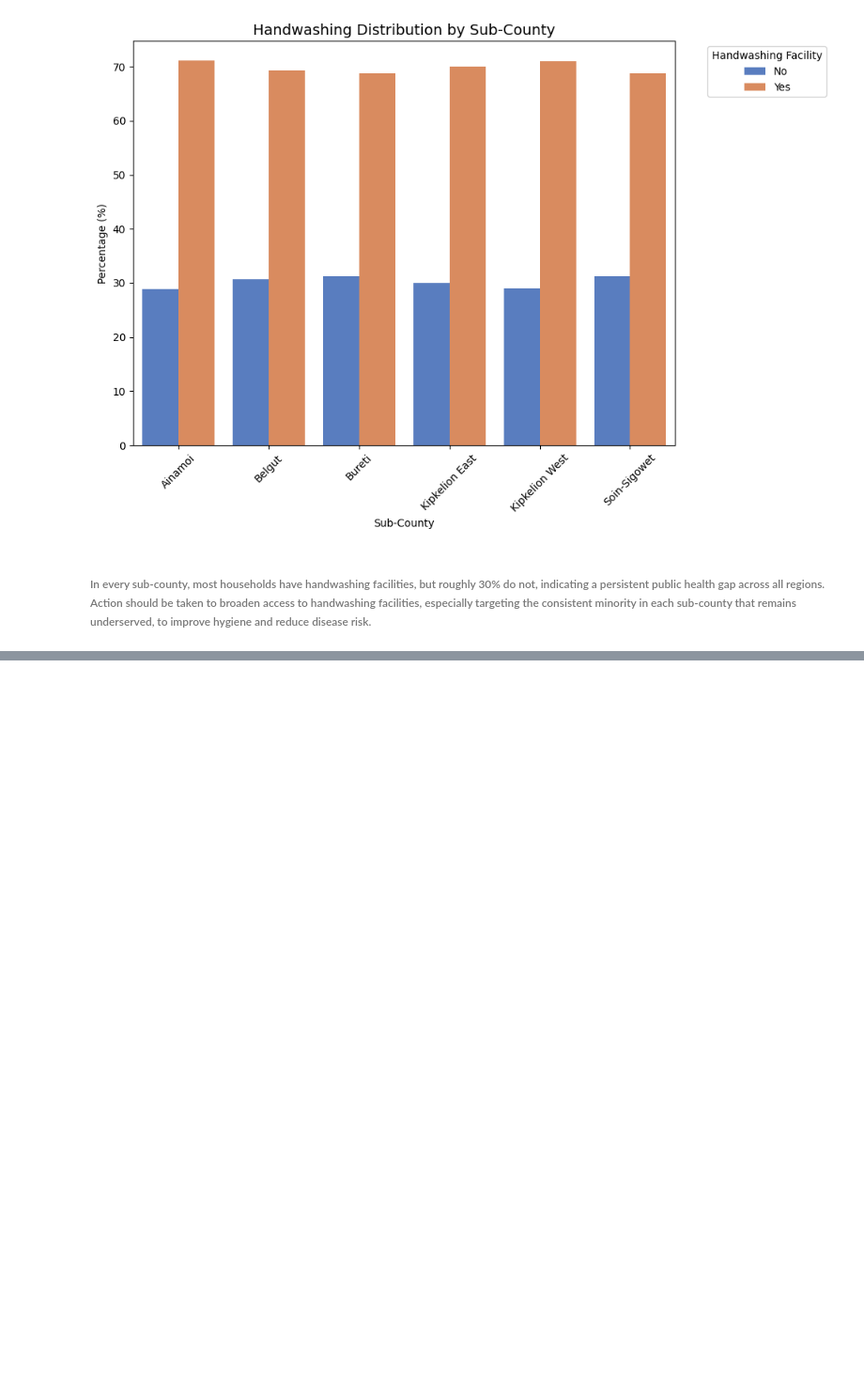
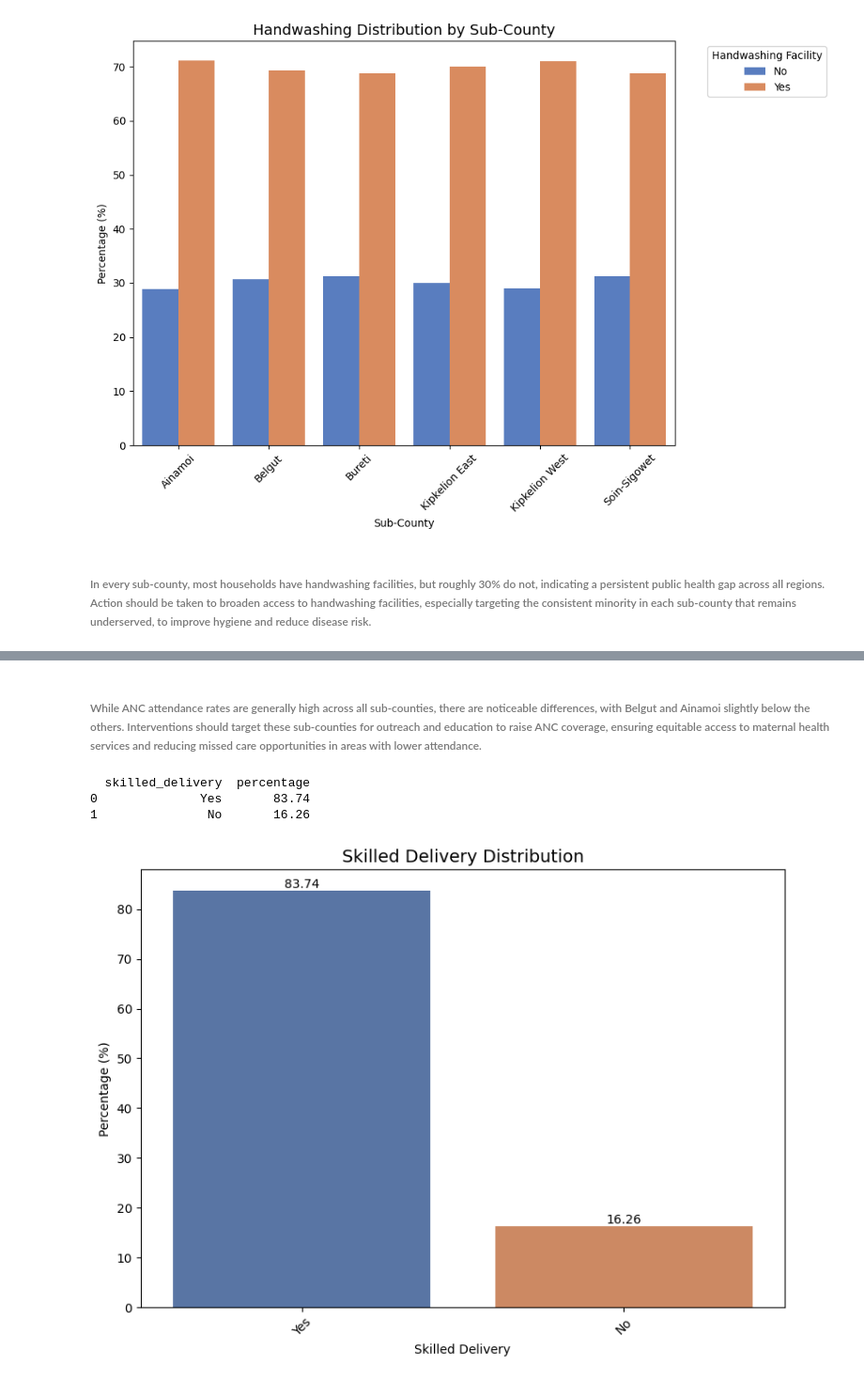
Before and after one commit to gilbertbett/Healthcare-Analytics, a Jupyter notebook: keph_level_1_kericho/keph_level_1_kericho_notebook.ipynb, the cells around one changed output, grey strips where cells are left out. Shown: that part at 94% size. Saved outputs shown, nothing was run; the diff lists cells and outputs as text; code cells hidden in the pictures; blank space fills up the shorter version.

```diff
--- a/keph_level_1_kericho/keph_level_1_kericho_notebook.ipynb
+++ b/keph_level_1_kericho/keph_level_1_kericho_notebook.ipynb
@@ -385,0 +435,30 @@ plt.show()
+# %% [markdown]
+###### While ANC attendance rates are generally high across all sub-counties, there are noticeable differences, with Belgut and Ainamoi slightly below the others. Interventions should target these sub-counties for outreach and education to raise ANC coverage, ensuring equitable access to maternal health services and reducing missed care opportunities in areas with lower attendance.
+# %%
+# Overall distribution of skilled deliveries
+
+skilled_delivery_percentage = (main_df['skilled_delivery'].value_counts(normalize=True) * 100).round(2).reset_index()
+skilled_delivery_percentage.columns = ['skilled_delivery', 'percentage']
+print(skilled_delivery_percentage)
+
+plt.figure(figsize=(8,6))
+ax = sns.barplot(
+    data=skilled_delivery_percentage,
+    x='skilled_delivery',
+    y='percentage',
+    palette='deep',
+    hue='skilled_delivery',
+    dodge=False)
+plt.title('Skilled Delivery Distribution', fontsize=14)
+plt.xlabel('Skilled Delivery')
+plt.ylabel('Percentage (%)')
+plt.xticks(rotation=45)
+plt.tight_layout()
+for container in ax.containers:
+    ax.bar_label(container, fontsize=10, label_type='edge')
+plt.show()
+# %% [output]
+  skilled_delivery  percentage
+0              Yes       83.74
+1               No       16.26
+[figure, added]
```
Also changed, not shown: parts of 19 cells of this notebook.
